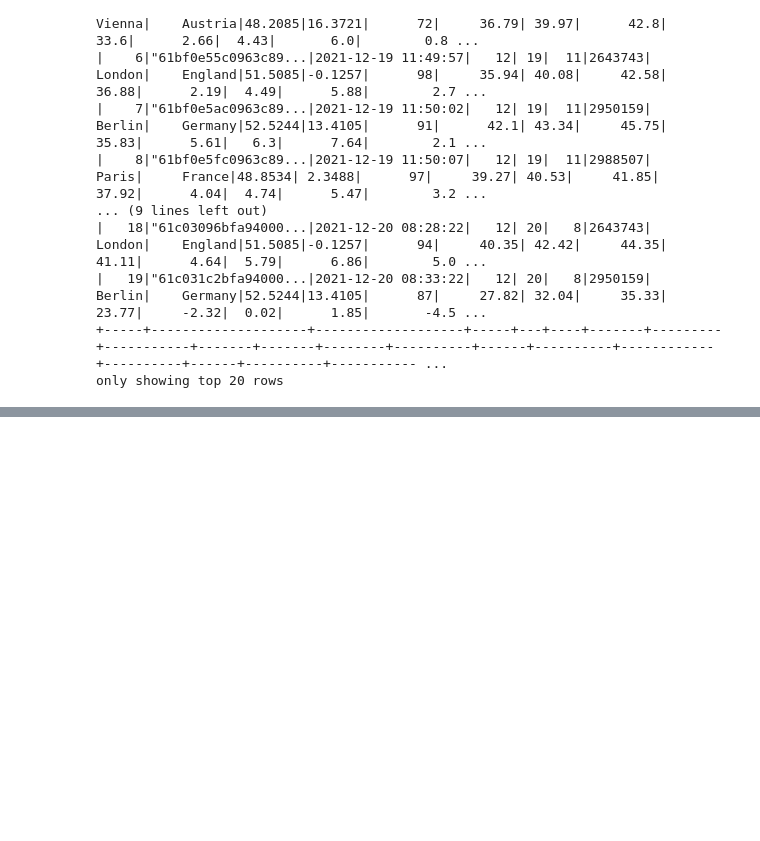
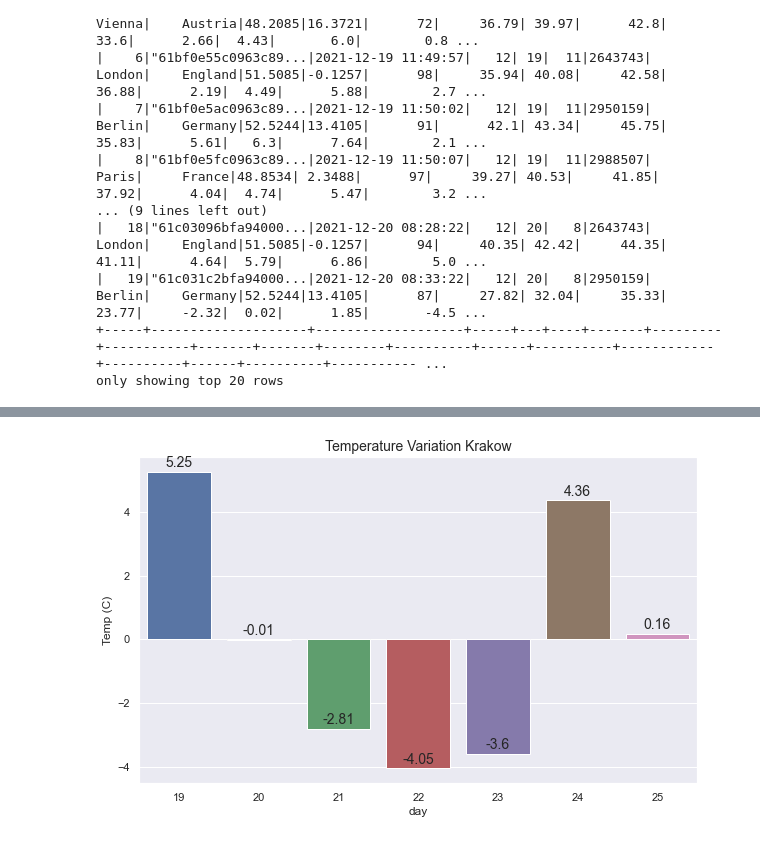
Before and after one commit to felipedmnq/streaming-weather-kafka, a Jupyter notebook: pyspark/notebooks/pyspark_analysis.ipynb, the cells around one changed output, grey strips where cells are left out. Saved outputs shown, nothing was run; the diff lists cells and outputs as text; code cells hidden in the pictures; blank space fills up the shorter version.

```diff
--- a/pyspark/notebooks/pyspark_analysis.ipynb
+++ b/pyspark/notebooks/pyspark_analysis.ipynb
@@ -36,0 +213,9 @@ only showing top 20 rows
+# %%
+krakow = df1[df1['city'] == 'Krakow']
+
+ax4 = sns.barplot(krakow['day'], krakow['avg(temp_C)'])
+ax4.set_title("Temperature Variation Krakow", fontsize=14)
+ax4.set_ylabel("Temp (C)")
+annot_plot(ax4)
+# %% [output]
+[figure, added]
```
Also changed, not shown: parts of 23 cells of this notebook.
